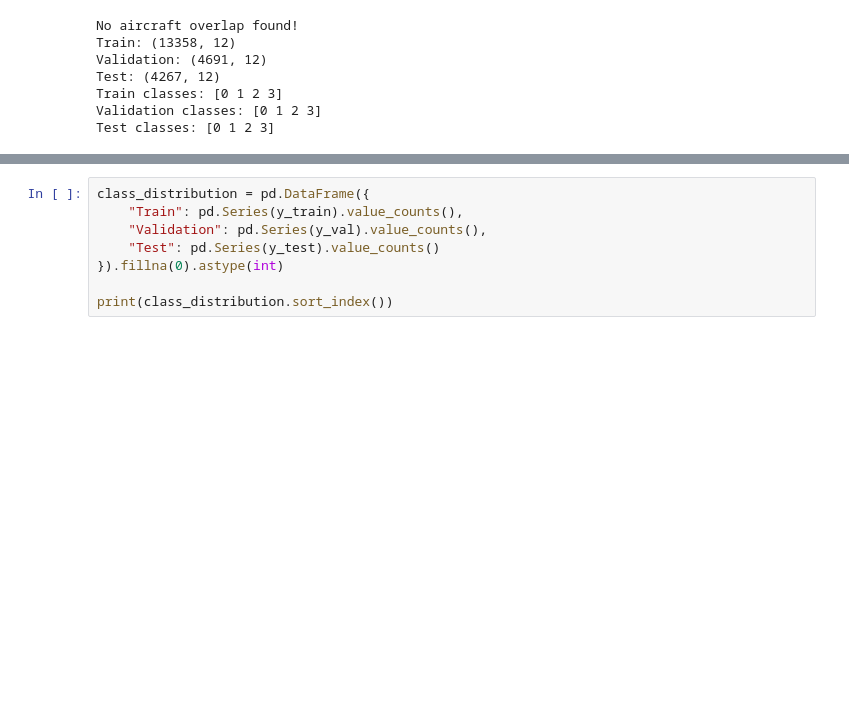
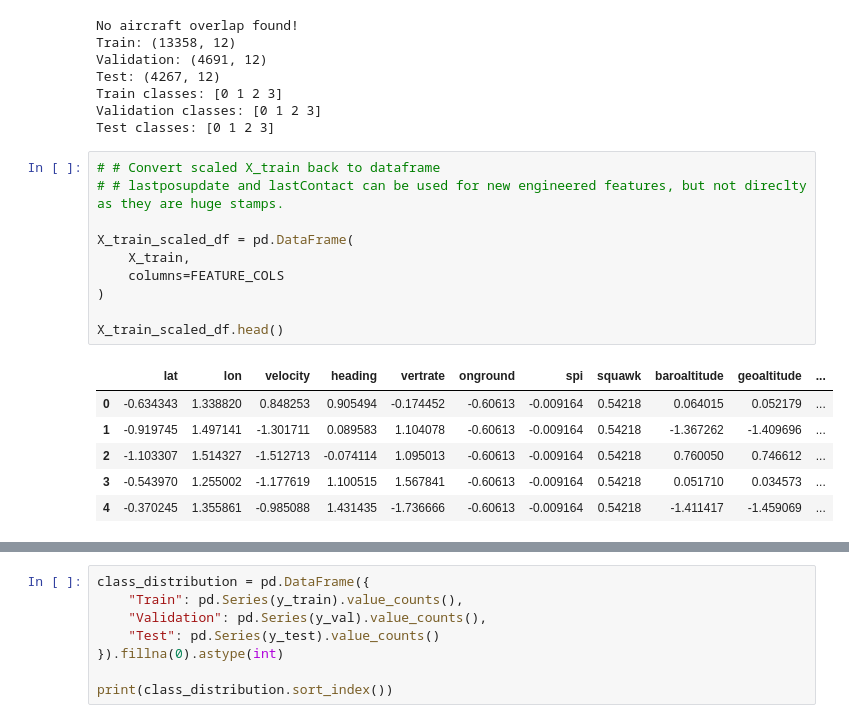
Before and after one commit to iamnaymur/ml_meta_learning, a Jupyter notebook: Updated_MetaLearning_ADSB_Dataset.ipynb, the cells around one changed output, grey strips where cells are left out. Drawn from its saved outputs; the diff is of its cells as text; blank space fills up the shorter version.

```diff
--- a/Updated_MetaLearning_ADSB_Dataset.ipynb
+++ b/Updated_MetaLearning_ADSB_Dataset.ipynb
@@ -406,3 +412,20 @@ Test: (4267, 12)
 Train classes: [0 1 2 3]
 Validation classes: [0 1 2 3]
 Test classes: [0 1 2 3]
+# %%
+# # Convert scaled X_train back to dataframe
+# # lastposupdate and lastContact can be used for new engineered features, but not direclty as they are huge stamps.
+
+X_train_scaled_df = pd.DataFrame(
+    X_train,
+    columns=FEATURE_COLS
+)
+
+X_train_scaled_df.head()
+# %% [output]
+|  | lat | lon | velocity | heading | vertrate | onground | spi | squawk | baroaltitude | geoaltitude | ... |
+| 0 | -0.634343 | 1.338820 | 0.848253 | 0.905494 | -0.174452 | -0.60613 | -0.009164 | 0.54218 | 0.064015 | 0.052179 | ... |
+| 1 | -0.919745 | 1.497141 | -1.301711 | 0.089583 | 1.104078 | -0.60613 | -0.009164 | 0.54218 | -1.367262 | -1.409696 | ... |
+| 2 | -1.103307 | 1.514327 | -1.512713 | -0.074114 | 1.095013 | -0.60613 | -0.009164 | 0.54218 | 0.760050 | 0.746612 | ... |
+| 3 | -0.543970 | 1.255002 | -1.177619 | 1.100515 | 1.567841 | -0.60613 | -0.009164 | 0.54218 | 0.051710 | 0.034573 | ... |
+| 4 | -0.370245 | 1.355861 | -0.985088 | 1.431435 | -1.736666 | -0.60613 | -0.009164 | 0.54218 | -1.411417 | -1.459069 | ... |
```
Also changed, not shown: parts of 28 cells of this notebook.
